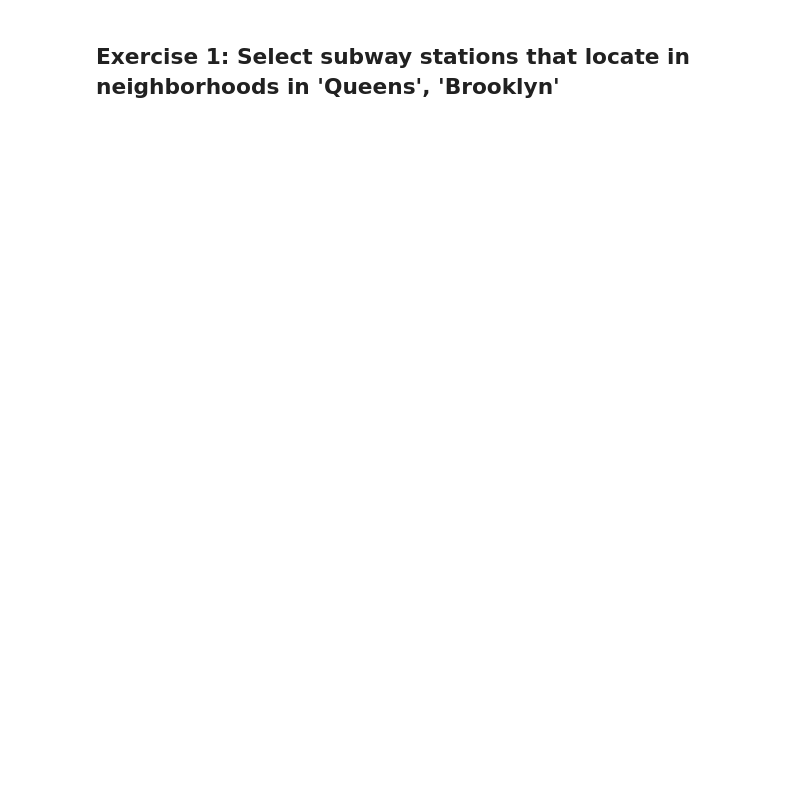
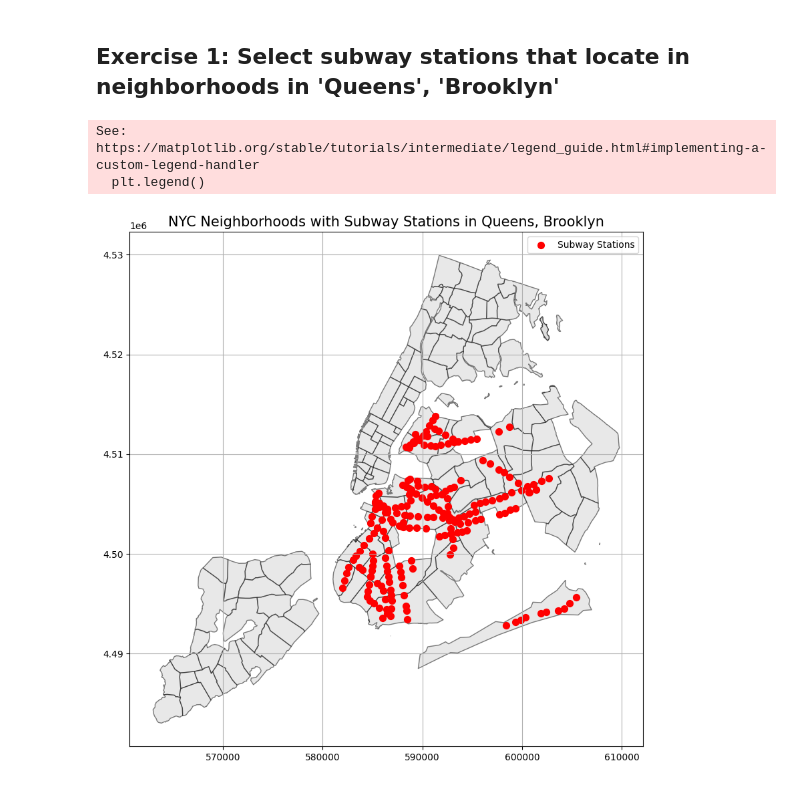
Before and after one commit to gisynw/ssj-376, a Jupyter notebook: docs/Lectures/Week05/Student_spatial_relationship copy.ipynb, the cells around one changed output. Cells and saved outputs as stored; diff of their text form; code cells hidden in the pictures; blank space fills up the shorter version.

```diff
--- a/docs/Lectures/Week05/Student_spatial_relationship copy.ipynb
+++ b/docs/Lectures/Week05/Student_spatial_relationship copy.ipynb
@@ -78,2 +107,36 @@ plt.show()
 # %% [markdown]
 ## Exercise 1: Select subway stations that locate in neighborhoods in 'Queens', 'Brooklyn'
+# %%
+# Write and execute your SQL query
+query = text("""SELECT nbh.NAME AS nbh_name, subways.NAME AS subway_name, subways.geom
+FROM ch05.nyc_neighborhoods nbh, ch05.nyc_subway_stations subways
+WHERE ST_Intersects(nbh.geom, subways.geom) AND nbh.boroname = 'Queens' OR
+              ST_Intersects(nbh.geom, subways.geom) AND nbh.boroname = 'Brooklyn'
+                """)
+
+all_nbg = text("SELECT * FROM ch05.nyc_neighborhoods")
+
+sub_subway = gpd.read_postgis(query, con=engine)
+
+all_neighbors = gpd.read_postgis(all_nbg, con = engine)
+
+## Plot maps
+
+ig, ax = plt.subplots(figsize=(12, 10))
+
+all_neighbors.plot(ax=ax, color='lightgray', edgecolor='black', alpha=0.5, label='Neighborhoods')
+
+# Plot subway stations in red
+sub_subway.plot(ax=ax, color='red', markersize=50, label='Subway Stations')
+
+# Add title, legend, and grid
+plt.title('NYC Neighborhoods with Subway Stations in Queens, Brooklyn', fontsize=15)
+plt.legend()
+plt.grid(True)
+
+# Show the plot
+plt.show()
+# %% [output]
+See: https://matplotlib.org/stable/tutorials/intermediate/legend_guide.html#implementing-a-custom-legend-handler
+  plt.legend()
+[figure, added]
```
Also changed, not shown: parts of 9 cells of this notebook.
